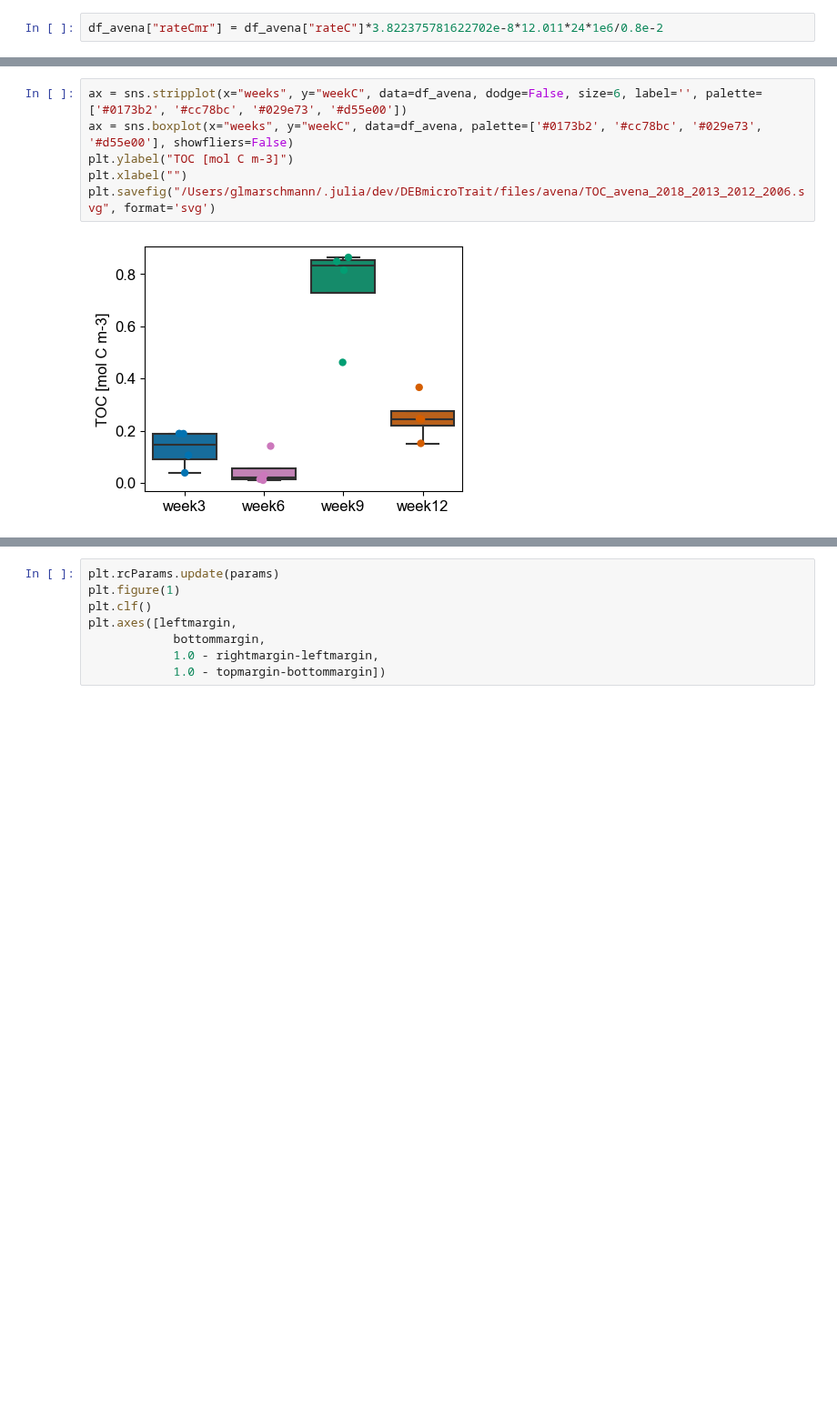
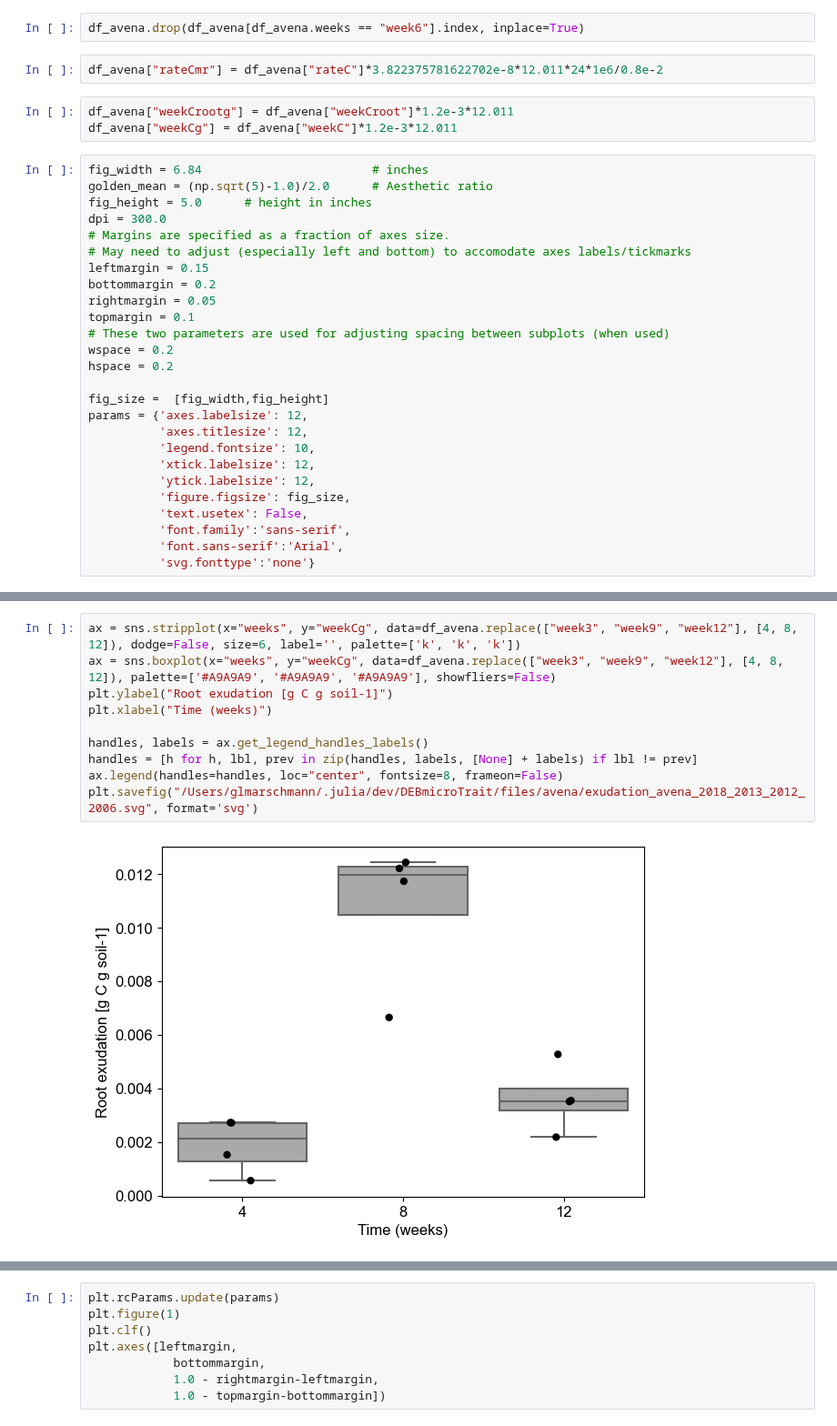
Before and after one commit to giannamars/DEBmicroTrait.jl, a Jupyter notebook: scripts/post_processing/rhizosphere_simulations.ipynb, the cells around one changed output, grey strips where cells are left out. Shown at 91% size. Drawn from its saved outputs; the diff is of its cells as text; blank space fills up the shorter version.

```diff
--- a/scripts/post_processing/rhizosphere_simulations.ipynb
+++ b/scripts/post_processing/rhizosphere_simulations.ipynb
@@ -260,5 +260,36 @@ df_avena.head()
+# %%
+df_avena.drop(df_avena[df_avena.weeks == "week6"].index, inplace=True)
 # %%
 df_avena["rateCmr"] = df_avena["rateC"]*3.822375781622702e-8*12.011*24*1e6/0.8e-2
+# %%
+df_avena["weekCrootg"] = df_avena["weekCroot"]*1.2e-3*12.011
+df_avena["weekCg"] = df_avena["weekC"]*1.2e-3*12.011
+# %%
+fig_width = 6.84                        # inches
+golden_mean = (np.sqrt(5)-1.0)/2.0      # Aesthetic ratio
+fig_height = 5.0      # height in inches
+dpi = 300.0
+# Margins are specified as a fraction of axes size.
+# May need to adjust (especially left and bottom) to accomodate axes labels/tickmarks
+leftmargin = 0.15
+bottommargin = 0.2
+rightmargin = 0.05
+topmargin = 0.1
+# These two parameters are used for adjusting spacing between subplots (when used)
+wspace = 0.2
+hspace = 0.2
+
+fig_size =  [fig_width,fig_height]
+params = {'axes.labelsize': 12,
+          'axes.titlesize': 12,
+          'legend.fontsize': 10,
+          'xtick.labelsize': 12,
+          'ytick.labelsize': 12,
+          'figure.figsize': fig_size,
+          'text.usetex': False,
+          'font.family':'sans-serif',
+          'font.sans-serif':'Arial',
+          'svg.fonttype':'none'}
 # %%
 plt.rcParams.update(params)
 plt.figure(1)
@@ -273,8 +304,12 @@ plt.axes([leftmargin,
 # %%
-ax = sns.stripplot(x="weeks", y="weekC", data=df_avena, dodge=False, size=6, label='', palette=['#0173b2', '#cc78bc', '#029e73', '#d55e00'])
-ax = sns.boxplot(x="weeks", y="weekC", data=df_avena, palette=['#0173b2', '#cc78bc', '#029e73', '#d55e00'], showfliers=False)
-plt.ylabel("TOC [mol C m-3]")
-plt.xlabel("")
-plt.savefig("/Users/glmarschmann/.julia/dev/DEBmicroTrait/files/avena/TOC_avena_2018_2013_2012_2006.svg", format='svg')
+ax = sns.stripplot(x="weeks", y="weekCg", data=df_avena.replace(["week3", "week9", "week12"], [4, 8, 12]), dodge=False, size=6, label='', palette=['k', 'k', 'k'])
+ax = sns.boxplot(x="weeks", y="weekCg", data=df_avena.replace(["week3", "week9", "week12"], [4, 8, 12]), palette=['#A9A9A9', '#A9A9A9', '#A9A9A9'], showfliers=False)
+plt.ylabel("Root exudation [g C g soil-1]")
+plt.xlabel("Time (weeks)")
+
+handles, labels = ax.get_legend_handles_labels()
+handles = [h for h, lbl, prev in zip(handles, labels, [None] + labels) if lbl != prev]
+ax.legend(handles=handles, loc="center", fontsize=8, frameon=False)
+plt.savefig("/Users/glmarschmann/.julia/dev/DEBmicroTrait/files/avena/exudation_avena_2018_2013_2012_2006.svg", format='svg')
 # %% [output]
-[figure, old version]
+[figure, new version]
```
Also changed, not shown: parts of 9 cells of this notebook, 12 other files.
